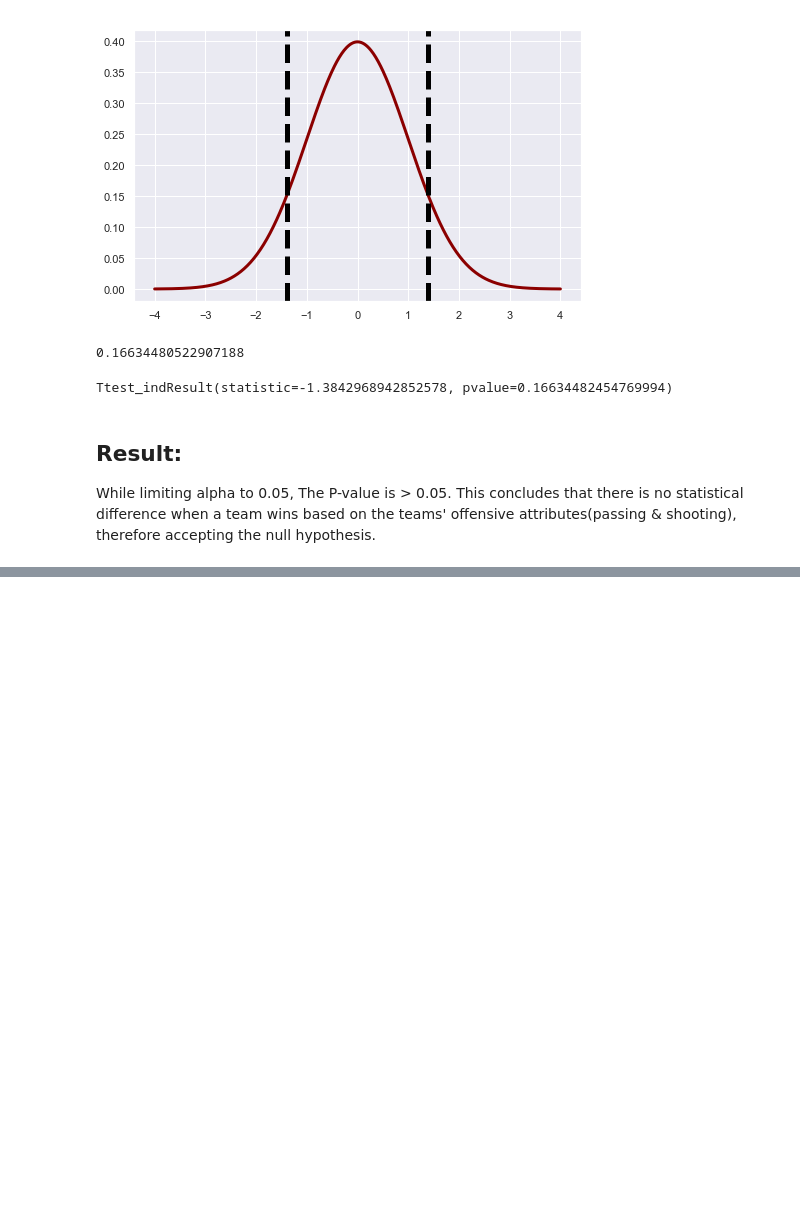
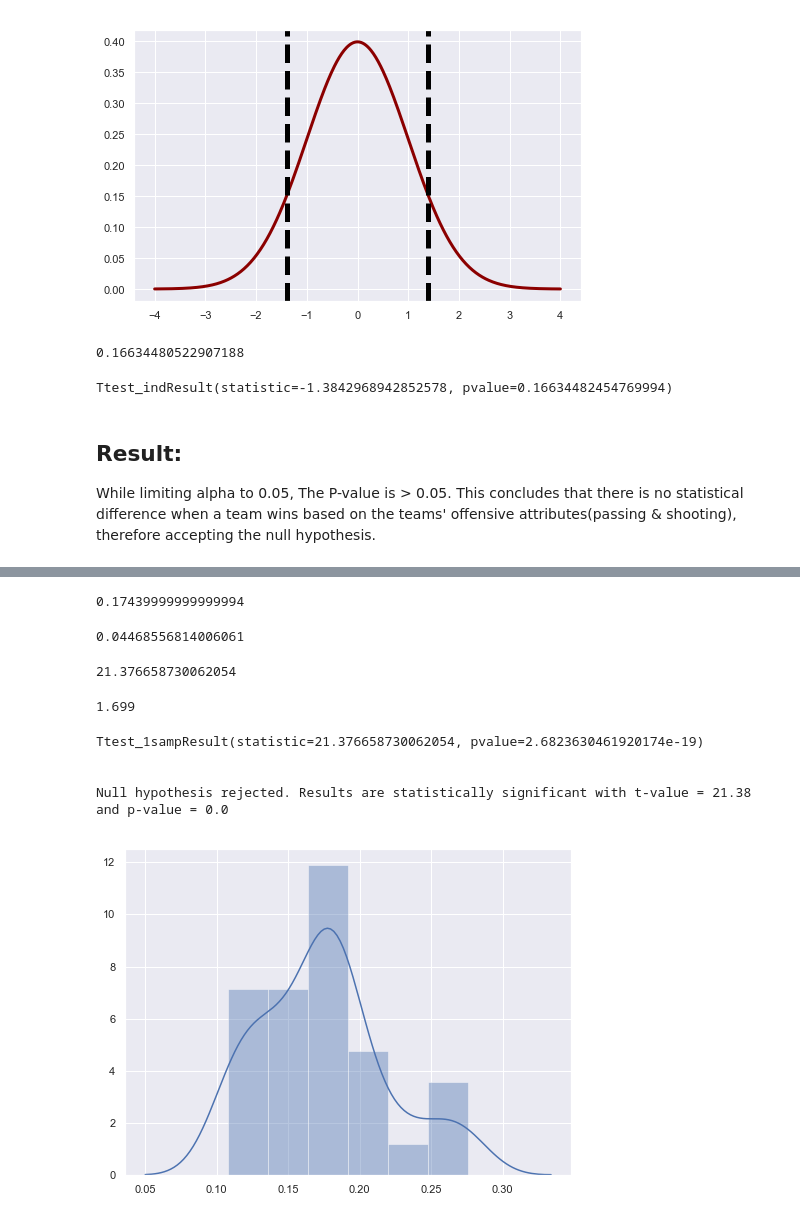
Before and after one commit to Teosoft7/DS_Project2, a Jupyter notebook: Hypothesis_Test.ipynb, the cells around one changed output, grey strips where cells are left out. Drawn from its saved outputs; the diff is of its cells as text; code cells hidden in the pictures; blank space fills up the shorter version.

```diff
--- a/Hypothesis_Test.ipynb
+++ b/Hypothesis_Test.ipynb
@@ -488,0 +499,15 @@ While limiting alpha to 0.05, The P-value is > 0.05. This concludes that there i
+# %%
+cur = conn.cursor()
+
+query = f"""
+SELECT M.date,
+CASE WHEN home_team_goal > away_team_goal THEN 'Win'
+     WHEN home_team_goal = away_team_goal THEN 'Draw'
+     ELSE 'Lose' END AS result
+FROM Match M
+"""
+cur.execute(query)
+data = cur.fetchall()
+# %%
+df = pd.DataFrame(data, columns=['date', 'result'])
+df.head()
@@ -488,0 +534,24 @@ While limiting alpha to 0.05, The P-value is > 0.05. This concludes that there i
+# %%
+sample_size = 30
+number_of_games = 500
+samples = np.zeros(sample_size)
+for i in range(sample_size):
+    games = df.iloc[np.random.randint(low=0, high=len(df), size=number_of_games), :]
+    h_win_rate = len(games[games['result'] == 'Win']) / number_of_games
+    a_win_rate = len(games[games['result'] == 'Lose']) / number_of_games
+    samples[i] = h_win_rate - a_win_rate
+# %%
+sample_mean = samples.mean()
+sample_mean
+# %% [output]
+0.17439999999999994
+# %%
+std = np.std(samples, ddof=1)
+std
+# %% [output]
+0.04468556814006061
+# %%
+t = (sample_mean - mu) / (std / np.sqrt(sample_size))
+t
+# %% [output]
+21.376658730062054
@@ -488,0 +561,26 @@ While limiting alpha to 0.05, The P-value is > 0.05. This concludes that there i
+# %%
+t_crit = np.round(stats.t.ppf(1 - 0.05, df_value), 3)
+t_crit
+# %% [output]
+1.699
+# %%
+results = stats.ttest_1samp(a=samples, popmean=mu)
+print(results)
+print('\n')
+
+if (results[0]>t_crit) and (results[1]<0.05):
+    print ("Null hypothesis rejected. Results are statistically significant with t-value =",
+           round(results[0], 2), "and p-value =", np.round((results[1]), 4))
+else:
+    print ("Null hypothesis is Accepted")
+# %% [output]
+Ttest_1sampResult(statistic=21.376658730062054, pvalue=2.6823630461920174e-19)
+
+
+Null hypothesis rejected. Results are statistically significant with t-value = 21.38 and p-value = 0.0
+# %%
+sns.set(color_codes=True)
+sns.set(rc={'figure.figsize':(8,6)})
+sns.distplot(samples);
+# %% [output]
+[figure, added]
```
Also changed, not shown: parts of 9 cells of this notebook, 1 other file.
